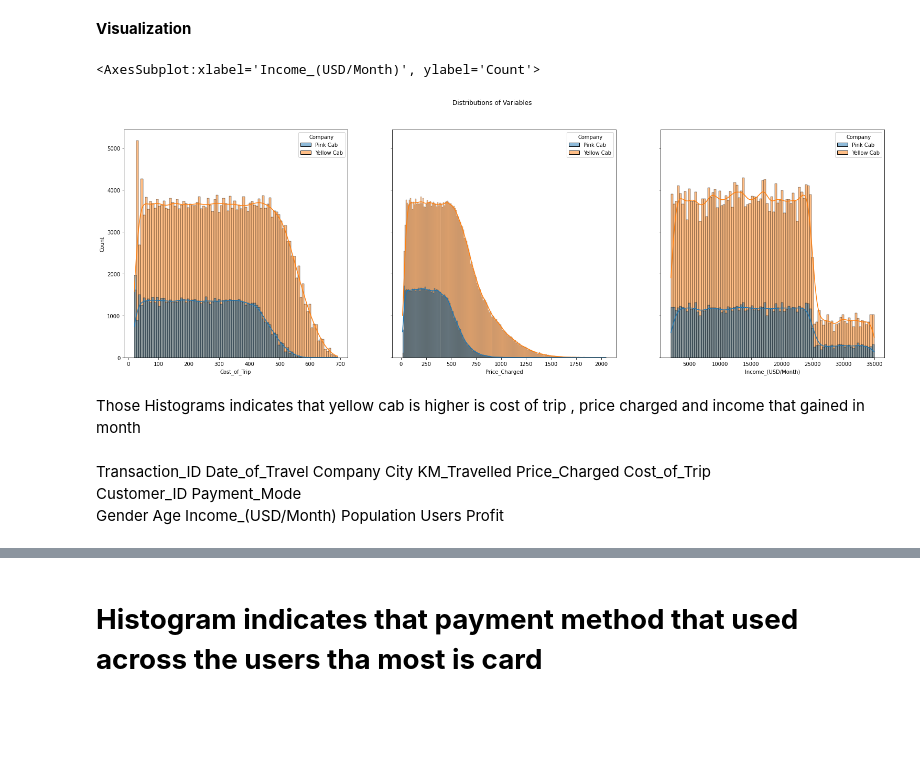
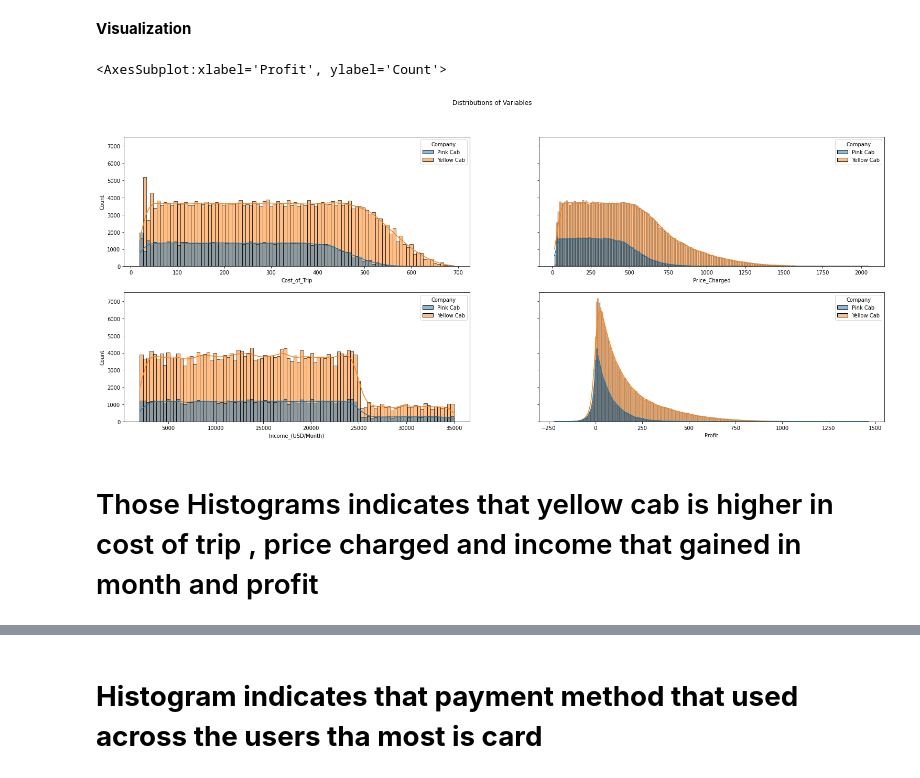
Before and after one commit to Mariamali2001/Data_Glacier_virtual_internship, a Jupyter notebook: Week2/Notebook.ipynb, the cells around one changed output, grey strips where cells are left out. Cells and saved outputs as stored; diff of their text form; code cells hidden in the pictures; blank space fills up the shorter version.

```diff
--- a/Week2/Notebook.ipynb
+++ b/Week2/Notebook.ipynb
@@ -29,3 +29,6 @@ import plotly.graph_objs as go
 import plotly
 import plotly.graph_objects as go
 from datetime import datetime, timedelta
+import plotly.express as  px
+%pylab inline
+pylab.rcParams['figure.figsize'] = (10, 6)
@@ -307,12 +361,12 @@ Change format the date to be not in integer and be d-m-y and this the right form
 # %%
 
 def todate_format(n):
-    date_str =(datetime(1899,12,30) + timedelta(n-1)).strftime("%d-%m-%Y")
-    date_date =  datetime.strptime(date_str, "%d-%m-%Y")
-    return date_date
+    start =(datetime(1899,12,30) + timedelta(n-1)).strftime("%d-%m-%Y")
+    new_data =  datetime.strptime(start, "%d-%m-%Y")
+    return new_data
 
 Final_cab_data['Date_of_Travel']=Final_cab_data['Date_of_Travel'].apply(lambda x:todate_format(x))
-Final_cab_data.head()
+Final_cab_data
 # %% [output]
 |  | Transaction_ID | Date_of_Travel | Company | City | KM_Travelled | Price_Charged | Cost_of_Trip | ... |
 | 0 | 10000011 | 2016-01-07 | Pink Cab | ATLANTA GA | 30.45 | 370.95 | 313.6350 | ... |
@@ -347,18 +407,14 @@ Can Yellow Cab make more profit in the future?
 # %% [markdown]
 **Visualization**
 # %%
-fig,axes = plt.subplots(1, 3 , figsize=(26,8), sharey=True)
+fig,axes = plt.subplots(2, 2 , figsize=(26,10), sharey=True)
 fig.suptitle('Distributions of Variables')
-sns.histplot(ax=axes[0], data=Final_cab_data , x='Cost_of_Trip' , kde = True , hue="Company")
-sns.histplot(ax=axes[1], data=Final_cab_data , x='Price_Charged' , kde = True , hue="Company")
-sns.histplot(ax=axes[2], data=Final_cab_data , x='Income_(USD/Month)' , kde = True , hue="Company")
+sns.histplot(ax=axes[0][0], data=Final_cab_data , x='Cost_of_Trip' , kde = True , hue="Company")
+sns.histplot(ax=axes[0][1], data=Final_cab_data , x='Price_Charged' , kde = True , hue="Company")
+sns.histplot(ax=axes[1][0], data=Final_cab_data , x='Income_(USD/Month)' , kde = True , hue="Company")
+sns.histplot(ax=axes[1][1], data=Final_cab_data , x='Profit' , kde = True , hue="Company")
 # %% [output]
-<AxesSubplot:xlabel='Income_(USD/Month)', ylabel='Count'>
+<AxesSubplot:xlabel='Profit', ylabel='Count'>
-[figure, old version]
+[figure, new version]
 # %% [markdown]
-Those Histograms indicates that yellow cab is higher is cost of trip , price charged and income that gained in month
+# Those Histograms indicates that yellow cab is higher in  cost of trip , price charged and income that gained in month and profit
-# %% [markdown]
-Transaction_ID	Date_of_Travel	Company	City	KM_Travelled
-	Price_Charged	Cost_of_Trip
-Customer_ID	Payment_Mode
-Gender	Age	Income_(USD/Month)	Population	Users	Profit
```
Also changed, not shown: parts of 19 cells of this notebook.
